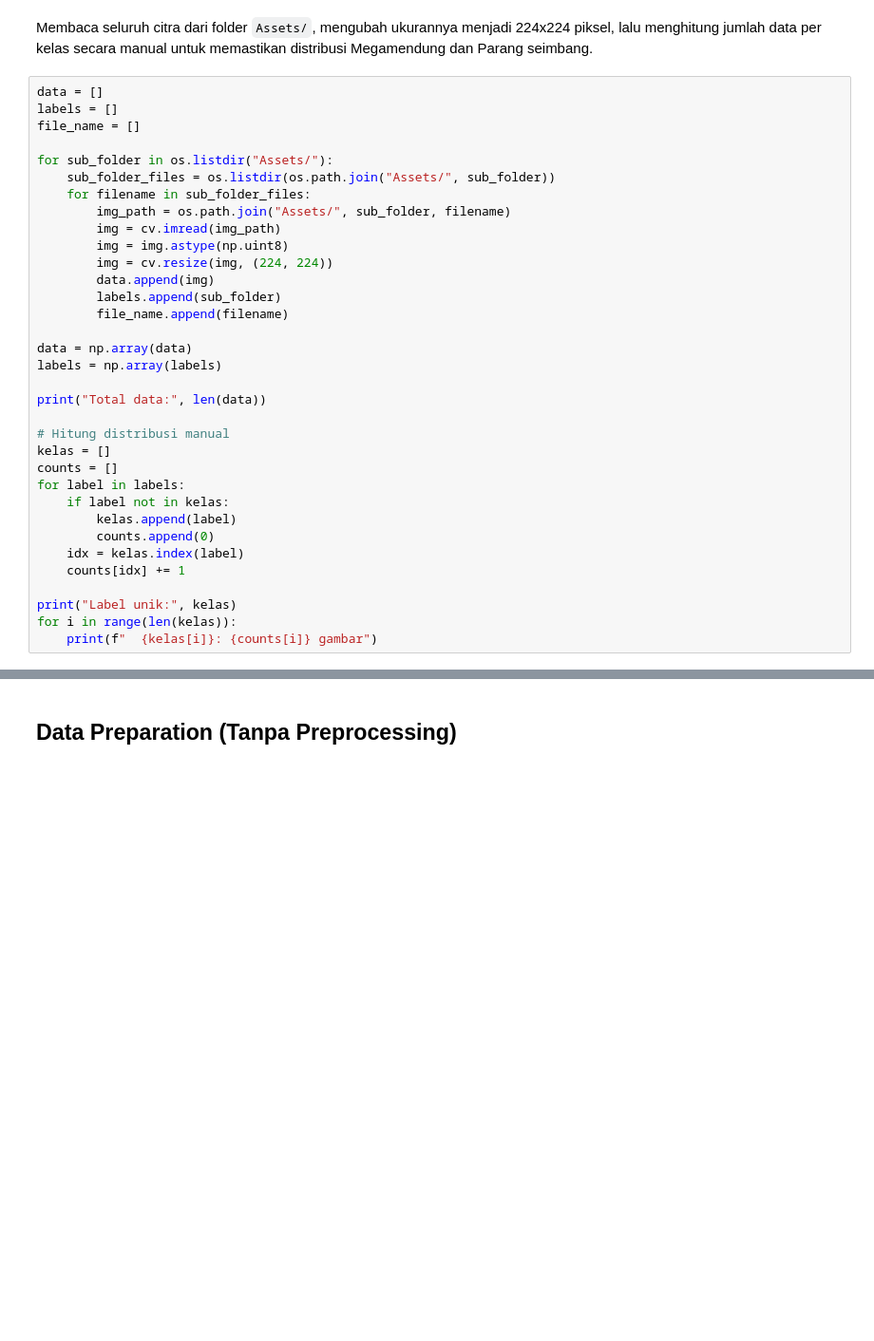
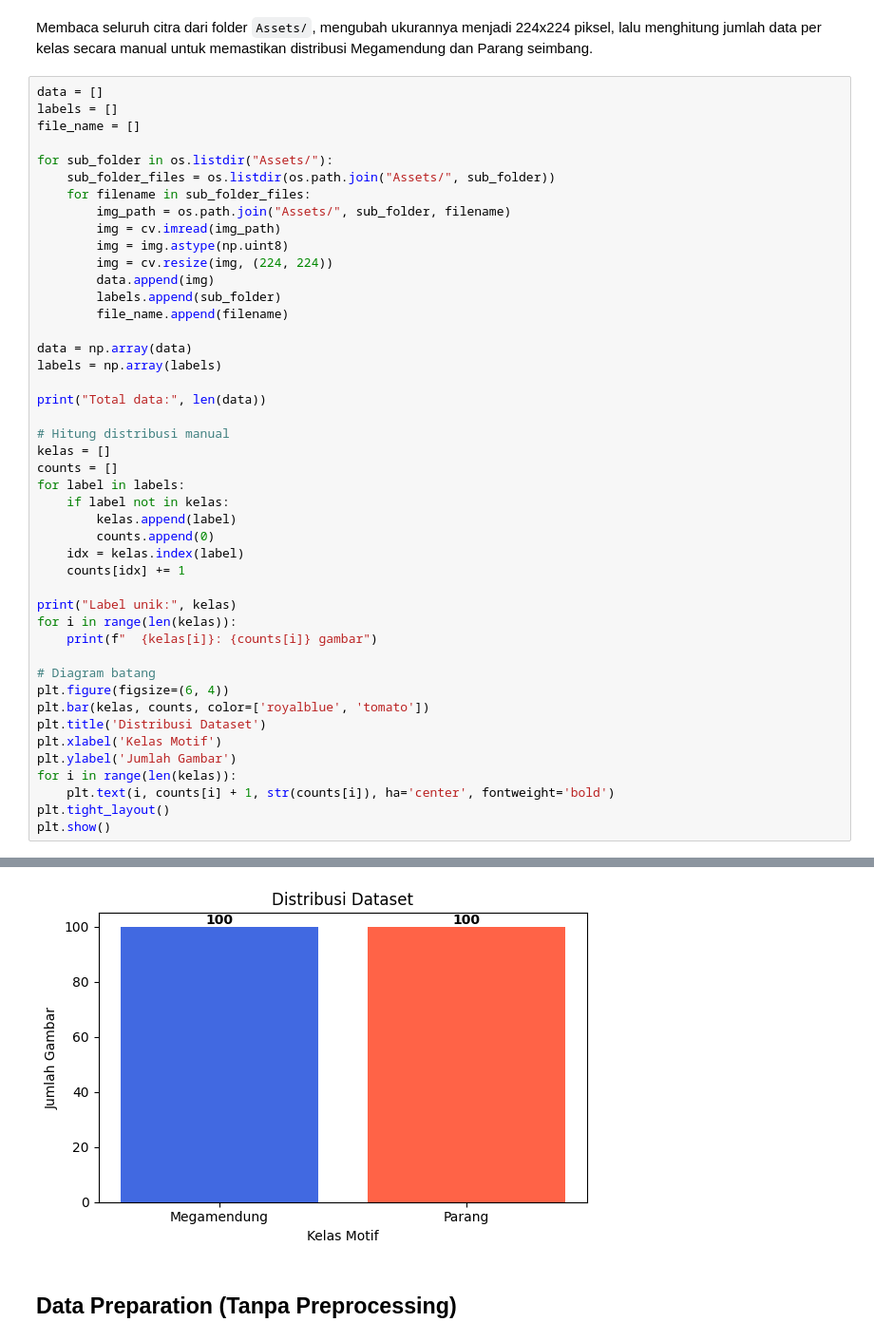
Before and after one commit to baiqsabrina/project-PCD-22, a Jupyter notebook: klasifikasi_batik_tanpa_preprocessing (3).ipynb, the cells around one changed output, grey strips where cells are left out. Shown at 95% size. Drawn from its saved outputs; the diff is of its cells as text; blank space fills up the shorter version.

```diff
--- a/klasifikasi_batik_tanpa_preprocessing.ipynb
+++ b/klasifikasi_batik_tanpa_preprocessing (3).ipynb
@@ -49,33 +50,45 @@ for sub_folder in os.listdir("Assets/"):
         img = cv.imread(img_path)
         img = img.astype(np.uint8)
         img = cv.resize(img, (224, 224))
         data.append(img)
         labels.append(sub_folder)
         file_name.append(filename)
 
 data = np.array(data)
 labels = np.array(labels)
 
 print("Total data:", len(data))
 
 # Hitung distribusi manual
 kelas = []
 counts = []
 for label in labels:
     if label not in kelas:
         kelas.append(label)
         counts.append(0)
     idx = kelas.index(label)
     counts[idx] += 1
 
 print("Label unik:", kelas)
 for i in range(len(kelas)):
     print(f"  {kelas[i]}: {counts[i]} gambar")
+
+# Diagram batang
+plt.figure(figsize=(6, 4))
+plt.bar(kelas, counts, color=['royalblue', 'tomato'])
+plt.title('Distribusi Dataset')
+plt.xlabel('Kelas Motif')
+plt.ylabel('Jumlah Gambar')
+for i in range(len(kelas)):
+    plt.text(i, counts[i] + 1, str(counts[i]), ha='center', fontweight='bold')
+plt.tight_layout()
+plt.show()
 # %% [output]
 Total data: 200
 Label unik: [np.str_('Megamendung'), np.str_('Parang')]
   Megamendung: 100 gambar
   Parang: 100 gambar
+[figure, added]
 # %% [markdown]
 ## Data Preparation (Tanpa Preprocessing)
 # %% [markdown]
```
Also changed, not shown: parts of 3 cells of this notebook.
